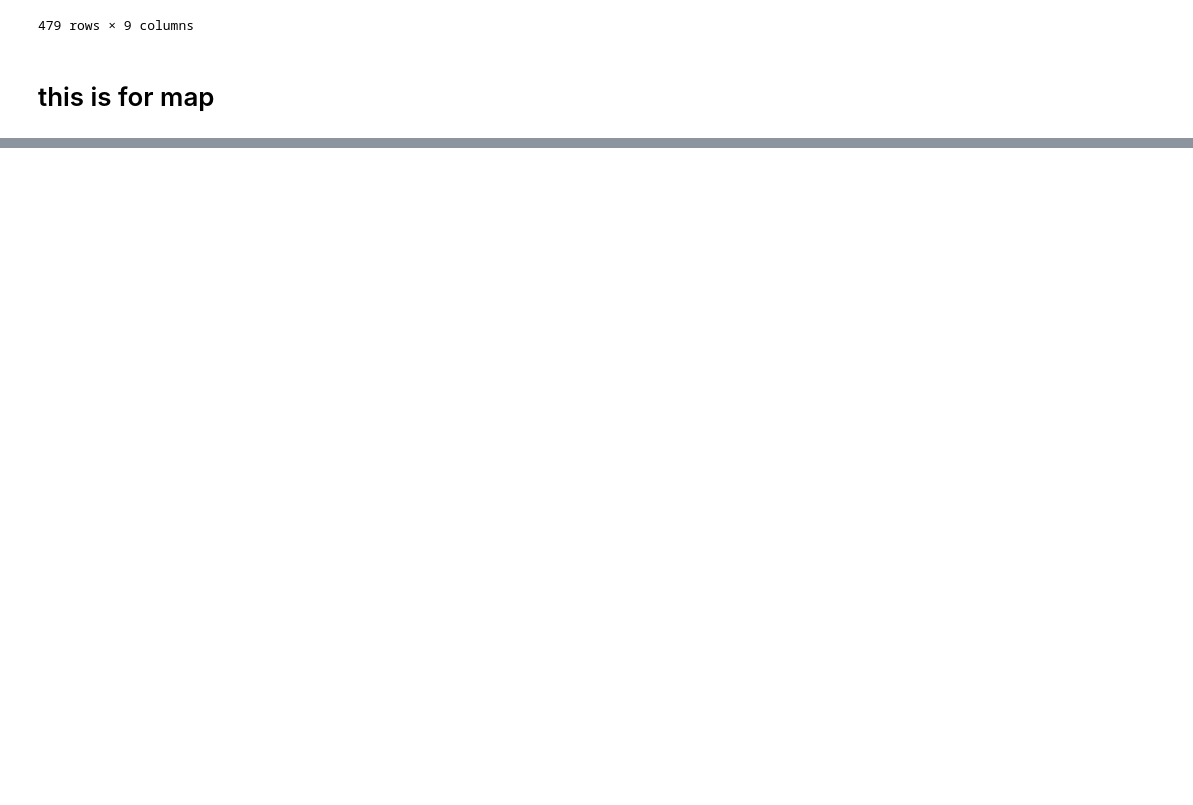
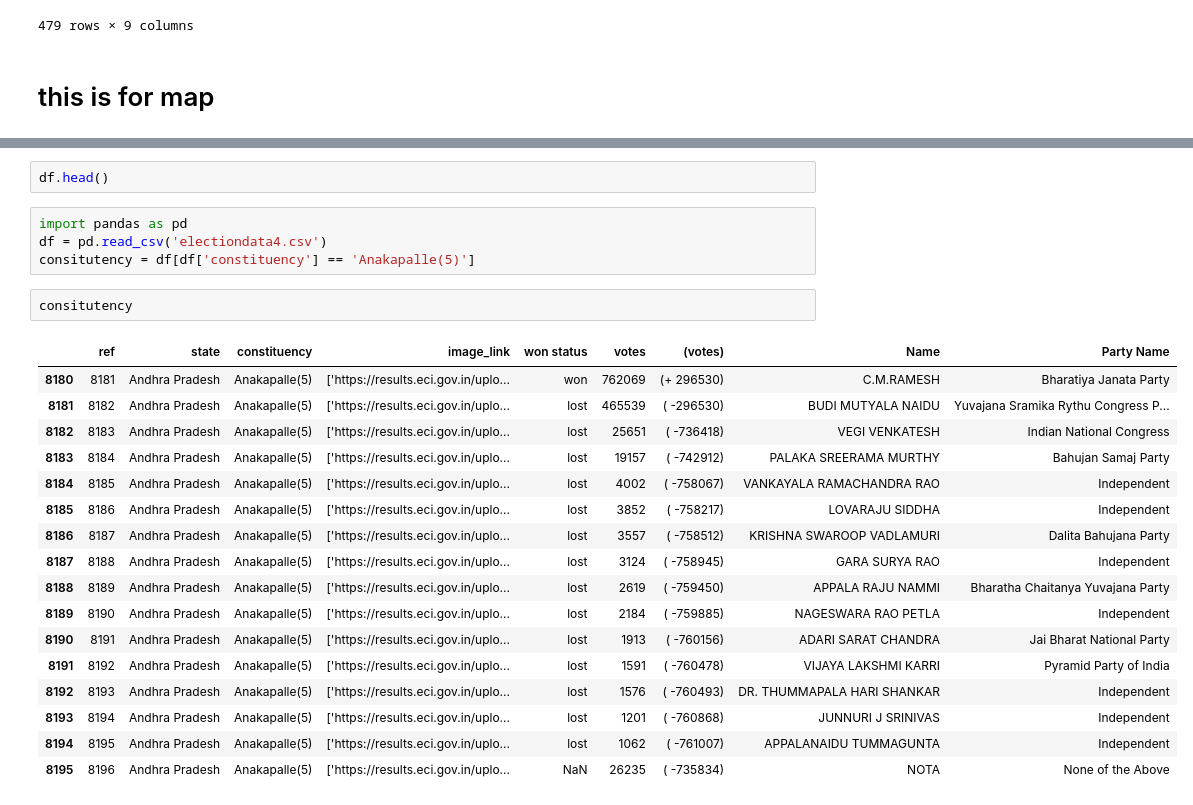
Before and after one commit to RAJPUTRoCkStAr/Election-results-dashboard, a Jupyter notebook: statewise.ipynb, the cells around one changed output, grey strips where cells are left out. Drawn from its saved outputs; the diff is of its cells as text; blank space fills up the shorter version.

```diff
--- a/statewise.ipynb
+++ b/statewise.ipynb
@@ -234,0 +132,26 @@ df_constituency
+# %%
+df.head()
+# %%
+import pandas as pd
+df = pd.read_csv('electiondata4.csv')
+consitutency = df[df['constituency'] == 'Anakapalle(5)']
+# %%
+consitutency
+# %% [output]
+|  | ref | state | constituency | image_link | won status | votes | (votes) | Name | Party Name |
+| 8180 | 8181 | Andhra Pradesh | Anakapalle(5) | ['https://results.eci.gov.in/uplo... | won | 762069 | (+ 296530) | C.M.RAMESH | Bharatiya Janata Party |
+| 8181 | 8182 | Andhra Pradesh | Anakapalle(5) | ['https://results.eci.gov.in/uplo... | lost | 465539 | ( -296530) | BUDI MUTYALA NAIDU | Yuvajana Sramika Rythu Congress P... |
+| 8182 | 8183 | Andhra Pradesh | Anakapalle(5) | ['https://results.eci.gov.in/uplo... | lost | 25651 | ( -736418) | VEGI VENKATESH | Indian National Congress |
+| 8183 | 8184 | Andhra Pradesh | Anakapalle(5) | ['https://results.eci.gov.in/uplo... | lost | 19157 | ( -742912) | PALAKA SREERAMA MURTHY | Bahujan Samaj Party |
+| 8184 | 8185 | Andhra Pradesh | Anakapalle(5) | ['https://results.eci.gov.in/uplo... | lost | 4002 | ( -758067) | VANKAYALA RAMACHANDRA RAO | Independent |
+| 8185 | 8186 | Andhra Pradesh | Anakapalle(5) | ['https://results.eci.gov.in/uplo... | lost | 3852 | ( -758217) | LOVARAJU SIDDHA | Independent |
+| 8186 | 8187 | Andhra Pradesh | Anakapalle(5) | ['https://results.eci.gov.in/uplo... | lost | 3557 | ( -758512) | KRISHNA SWAROOP VADLAMURI | Dalita Bahujana Party |
+| 8187 | 8188 | Andhra Pradesh | Anakapalle(5) | ['https://results.eci.gov.in/uplo... | lost | 3124 | ( -758945) | GARA SURYA RAO | Independent |
+| 8188 | 8189 | Andhra Pradesh | Anakapalle(5) | ['https://results.eci.gov.in/uplo... | lost | 2619 | ( -759450) | APPALA RAJU NAMMI | Bharatha Chaitanya Yuvajana Party |
+| 8189 | 8190 | Andhra Pradesh | Anakapalle(5) | ['https://results.eci.gov.in/uplo... | lost | 2184 | ( -759885) | NAGESWARA RAO PETLA | Independent |
+| 8190 | 8191 | Andhra Pradesh | Anakapalle(5) | ['https://results.eci.gov.in/uplo... | lost | 1913 | ( -760156) | ADARI SARAT CHANDRA | Jai Bharat National Party |
+| 8191 | 8192 | Andhra Pradesh | Anakapalle(5) | ['https://results.eci.gov.in/uplo... | lost | 1591 | ( -760478) | VIJAYA LAKSHMI KARRI | Pyramid Party of India |
+| 8192 | 8193 | Andhra Pradesh | Anakapalle(5) | ['https://results.eci.gov.in/uplo... | lost | 1576 | ( -760493) | DR. THUMMAPALA HARI SHANKAR | Independent |
+| 8193 | 8194 | Andhra Pradesh | Anakapalle(5) | ['https://results.eci.gov.in/uplo... | lost | 1201 | ( -760868) | JUNNURI J SRINIVAS | Independent |
+| 8194 | 8195 | Andhra Pradesh | Anakapalle(5) | ['https://results.eci.gov.in/uplo... | lost | 1062 | ( -761007) | APPALANAIDU TUMMAGUNTA | Independent |
+| 8195 | 8196 | Andhra Pradesh | Anakapalle(5) | ['https://results.eci.gov.in/uplo... | NaN | 26235 | ( -735834) | NOTA | None of the Above |
```
Also changed, not shown: parts of 7 cells of this notebook, 9 other files.
